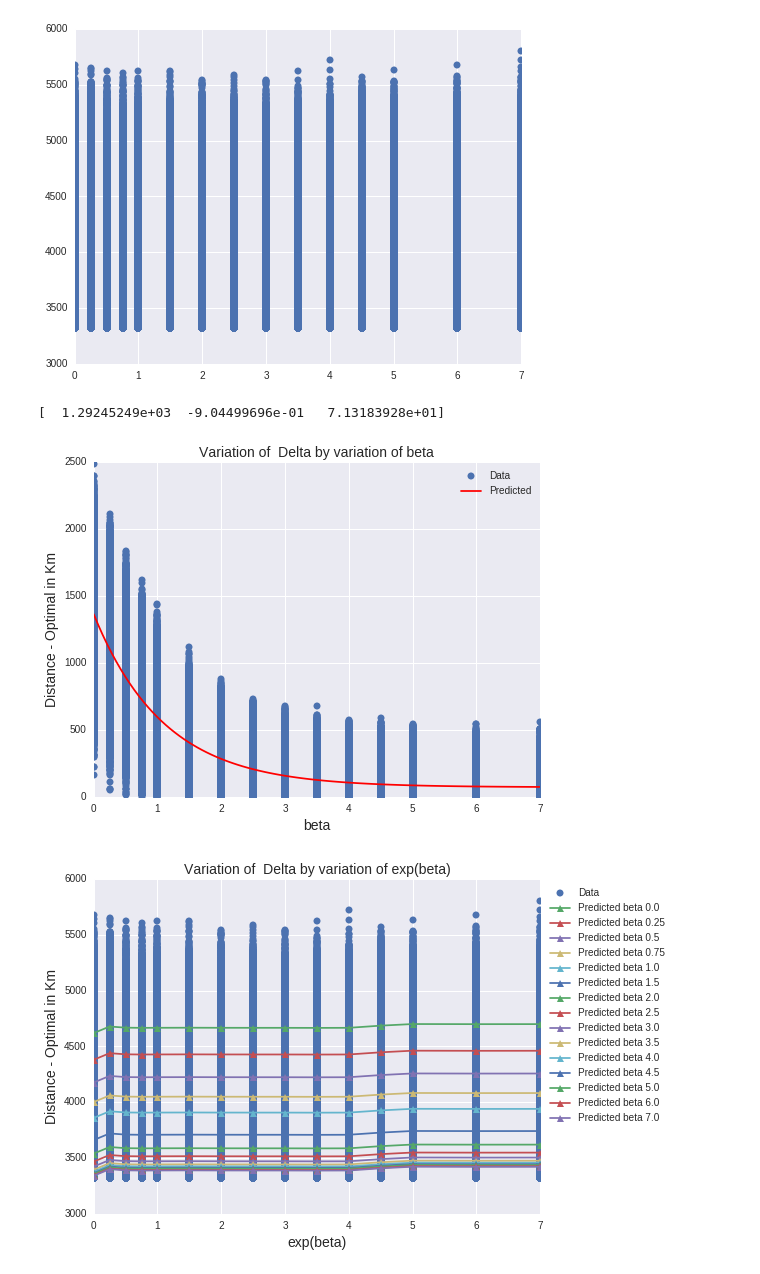
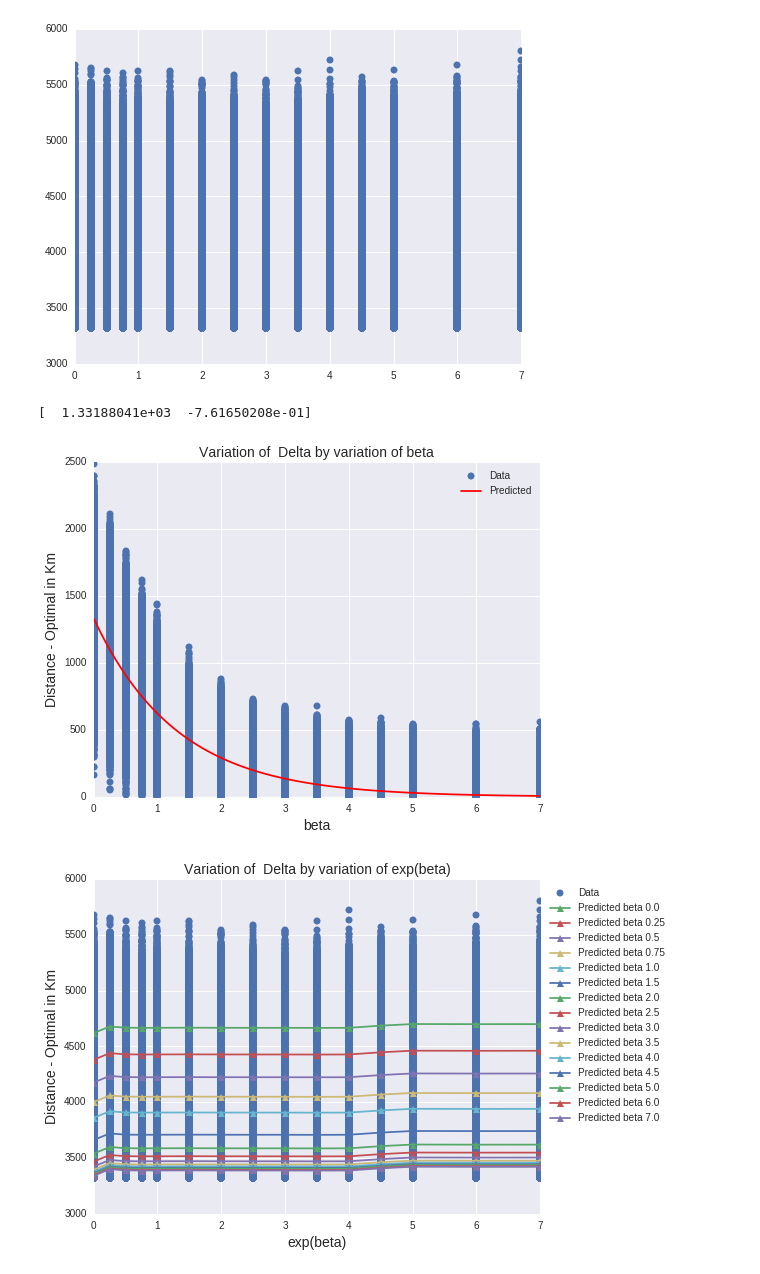
Before and after one commit to andresalesbarbosa/ACO, a Jupyter notebook: Data_Analysis_Burma.ipynb, the cells around one changed output. Saved outputs shown, nothing was run; the diff lists cells and outputs as text; code cells hidden in the pictures.

```diff
--- a/Data_Analysis_Burma.ipynb
+++ b/Data_Analysis_Burma.ipynb
@@ -4,15 +4,11 @@ import numpy as np
 import seaborn as sns
 
 
-df = pd.read_csv("burma14.csv")
+df = pd.read_csv("burma14extend.csv")
 clean = df.dropna()
 clean.loc[:,'delta'] = clean.loc[:,'distance'] - 3323
 clean.loc[:,'%delta'] = clean.loc[:,'delta']/3323
-clean.describe()
-s = []
-for i in clean.columns:
-    s.append()
-print(s)
+#clean.describe()
 # %% [output]
 A value is trying to be set on a copy of a slice from a DataFrame.
 Try using .loc[row_indexer,col_indexer] = value instead
@@ -280,31 +321,31 @@ TypeError: 'int' object is not iterable
 # %%
 from scipy.optimize import curve_fit
 
-def func(x, a, b, c):
-    return a * np.exp(b * x) + c
+def func(x, a, b):
+    return a * np.exp(b * x)
 
-p0 = [1292.45,-0.904,71.31]
-
+#p0 = [1292.45,-0.904,71,31]
+p0 = [1331.88,-0.762]
 #xdata['beta'] = clean[:,'beta':'beta']
 #xdata['limit'] = clean.limit.copy()
 popt, pcov = curve_fit(func, clean['beta'],clean['delta'],p0=p0 )
 print(popt)
 
 x = np.linspace(0,7,100)
 y = func(x, *popt)
 
 fig, ax = plt.subplots(figsize=(8,6))
 plt.plot(clean['beta'],clean['delta'],'o',label='Data')
 plt.plot(x,y,'r',label='Predicted')
 plt.xlabel('beta',fontsize=14)
 plt.ylabel('Distance - Optimal in Km',fontsize=14)
 plt.title('Variation of  Delta by variation of beta',fontsize=14)
 plt.grid(True)
 legend = ax.legend(loc="best")
-plt.savefig('reg_beta_delta.png')
+#plt.savefig('reg_beta_delta.png')
 # %% [output]
-[  1.29245249e+03  -9.04499696e-01   7.13183928e+01]
+[  1.33188041e+03  -7.61650208e-01]
-[figure, old version]
+[figure, new version]
 # %%
 fig, ax = plt.subplots(figsize=(8,6))
 ax.plot(clean['alpha'], clean['distance'], 'o', label="Data")
```
Also changed, not shown: parts of 11 cells of this notebook, 1 other file.
